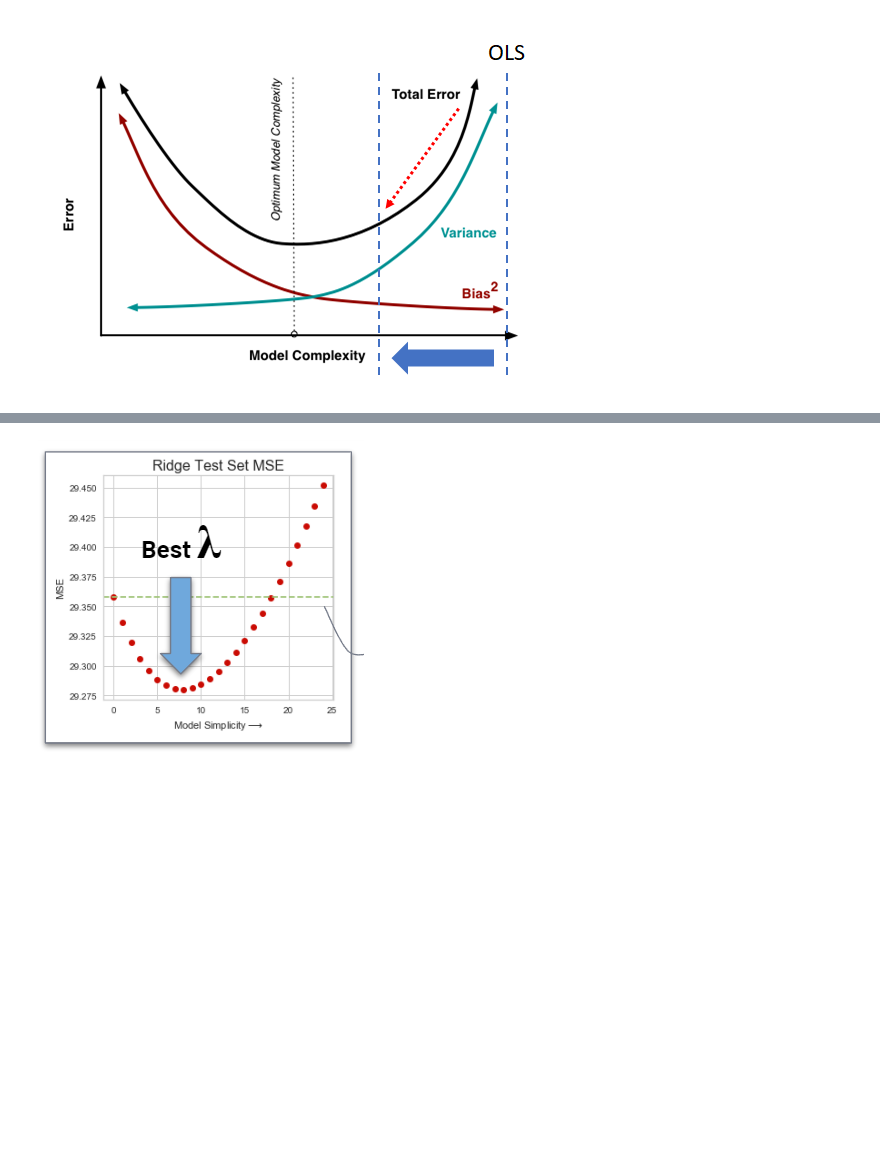
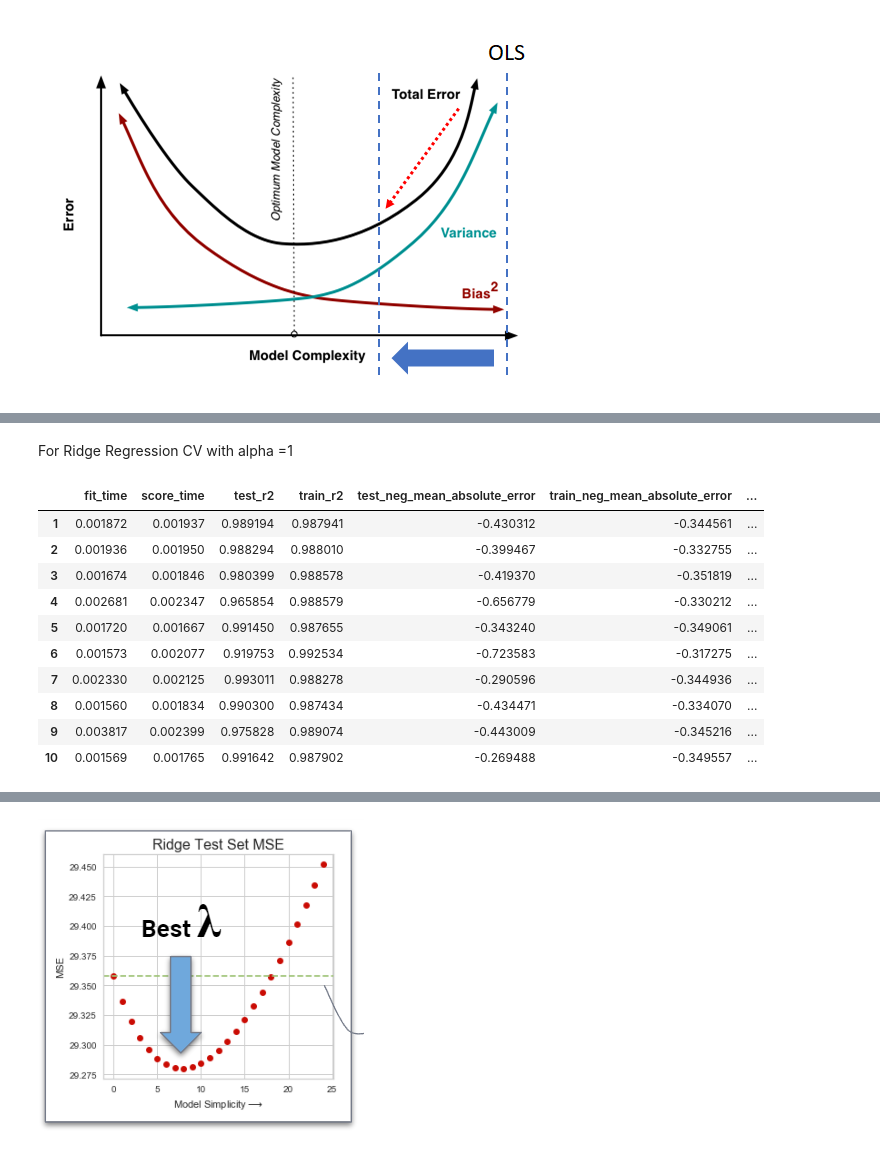
Before and after one commit to easgarli/datascience_bootcamp, a Jupyter notebook: Machine learning/05 - Regularization/Regularization_Ridge_Lasso_ElasticNet, Scale, Cross Validation, Gridsearch.ipynb, the cells around one changed output, grey strips where cells are left out. Drawn from its saved outputs; the diff is of its cells as text; code cells hidden in the pictures; blank space fills up the shorter version.

```diff
--- a/Machine learning/05 - Regularization/Regularization_Ridge_Lasso_ElasticNet, Scale, Cross Validation, Gridsearch.ipynb
+++ b/Machine learning/05 - Regularization/Regularization_Ridge_Lasso_ElasticNet, Scale, Cross Validation, Gridsearch.ipynb
@@ -600,0 +629,8 @@ L2 Regularization (Ridge): This technique adds the sum of the squares of the wei
+# %%
+ridge_model = Ridge(alpha=1)
+# %%
+ridge_model.fit(X_train_scaled, y_train)
+# We train the model on scaled data
+# The date we will train using Ridge regression model must be scaled
+# This process addresses both the multicollinearity probelm by weighting all features equally by the model
+# can also group features as important and not important
@@ -600,0 +659,25 @@ L2 Regularization (Ridge): This technique adds the sum of the squares of the wei
+# %% [markdown]
+For Ridge Regression CV with alpha =1
+# %%
+model_ridge = Ridge(alpha=1)
+scores = cross_validate(model_ridge,X_train_scaled,y_train,scoring=['r2',
+                                                                    'neg_mean_absolute_error',
+                                                                    'neg_mean_squared_error',
+                                                                    'neg_root_mean_squared_error'],
+                         cv = 10, return_train_score=True)
+# %%
+scores = pd.DataFrame(scores, index = range(1,11))
+# %%
+scores
+# %% [output]
+|  | fit_time | score_time | test_r2 | train_r2 | test_neg_mean_absolute_error | train_neg_mean_absolute_error | ... |
+| 1 | 0.001872 | 0.001937 | 0.989194 | 0.987941 | -0.430312 | -0.344561 | ... |
+| 2 | 0.001936 | 0.001950 | 0.988294 | 0.988010 | -0.399467 | -0.332755 | ... |
+| 3 | 0.001674 | 0.001846 | 0.980399 | 0.988578 | -0.419370 | -0.351819 | ... |
+| 4 | 0.002681 | 0.002347 | 0.965854 | 0.988579 | -0.656779 | -0.330212 | ... |
+| 5 | 0.001720 | 0.001667 | 0.991450 | 0.987655 | -0.343240 | -0.349061 | ... |
+| 6 | 0.001573 | 0.002077 | 0.919753 | 0.992534 | -0.723583 | -0.317275 | ... |
+| 7 | 0.002330 | 0.002125 | 0.993011 | 0.988278 | -0.290596 | -0.344936 | ... |
+| 8 | 0.001560 | 0.001834 | 0.990300 | 0.987434 | -0.434471 | -0.334070 | ... |
+| 9 | 0.003817 | 0.002399 | 0.975828 | 0.989074 | -0.443009 | -0.345216 | ... |
+| 10 | 0.001569 | 0.001765 | 0.991642 | 0.987902 | -0.269488 | -0.349557 | ... |
```
Also changed, not shown: parts of 15 cells of this notebook, 55 other files.
